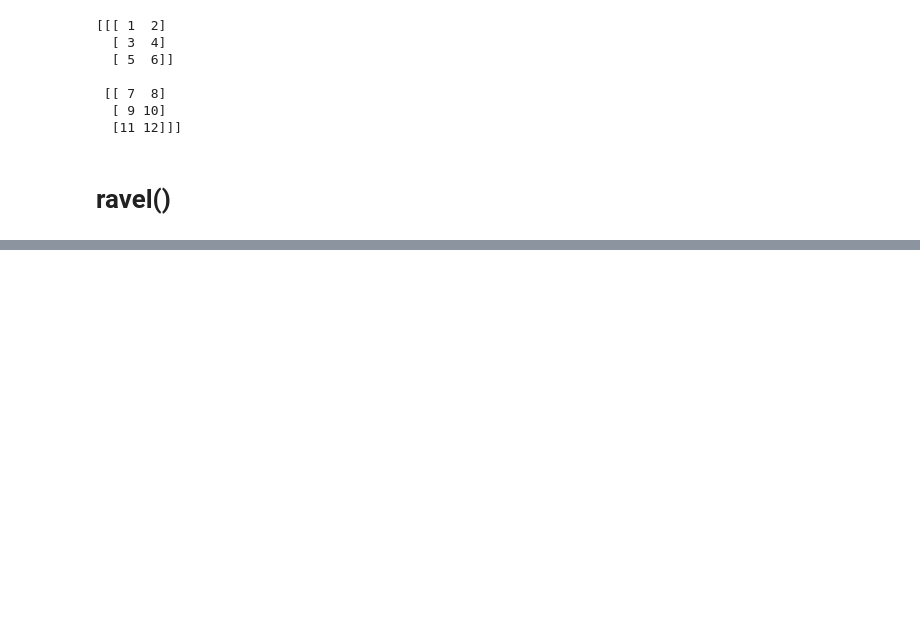
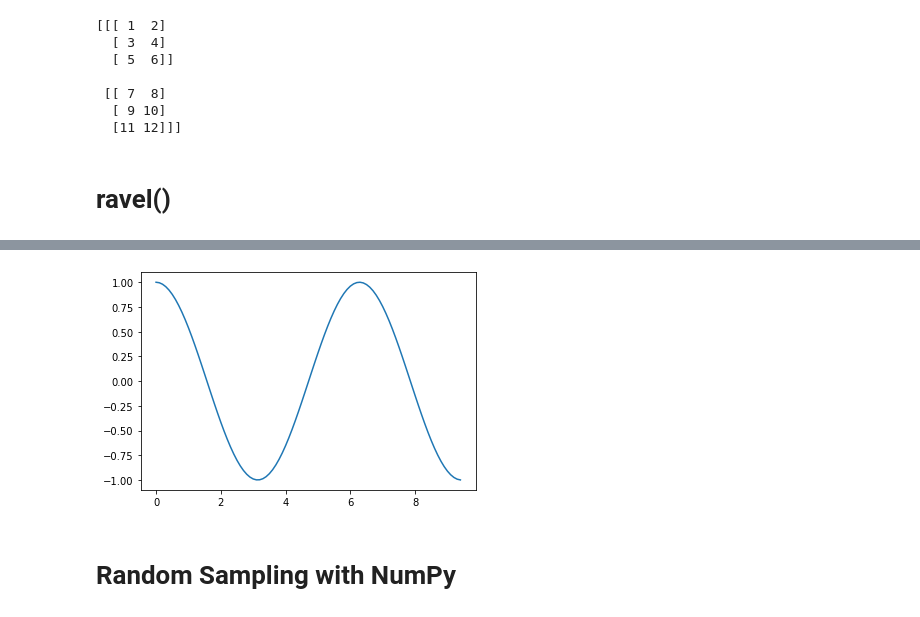
Before and after one commit to Ibrahim341998/NumPy, a Jupyter notebook: NumPy.ipynb, the cells around one changed output, grey strips where cells are left out. Drawn from its saved outputs; the diff is of its cells as text; code cells hidden in the pictures; blank space fills up the shorter version.

```diff
--- a/NumPy.ipynb
+++ b/NumPy.ipynb
@@ -171,0 +560,8 @@ print(ar_3d)
+# %%
+y_cos = np.cos(x_sin)
+plt.plot(x_sin,y_cos)
+plt.show()
+# %% [output]
+[figure, added]
+# %% [markdown]
+# Random Sampling with NumPy
```
Also changed, not shown: parts of 63 cells of this notebook.
